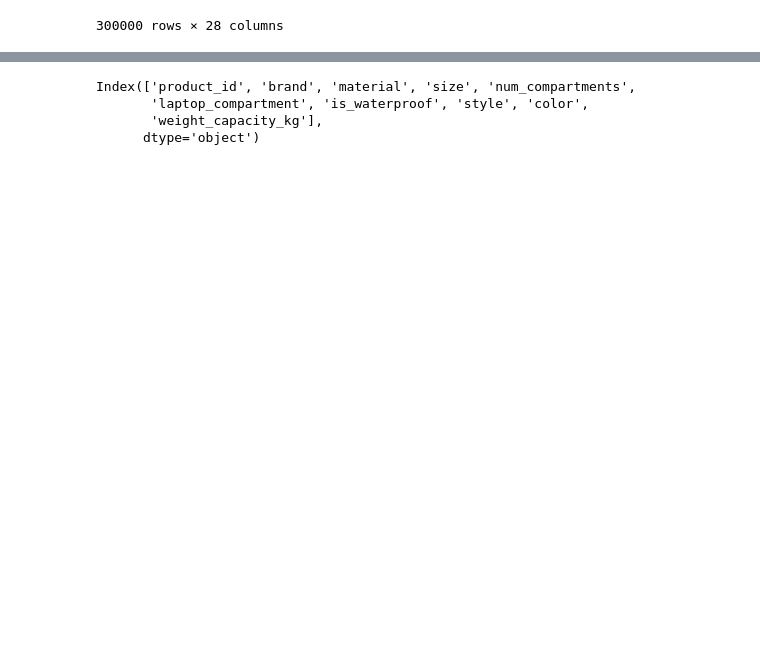
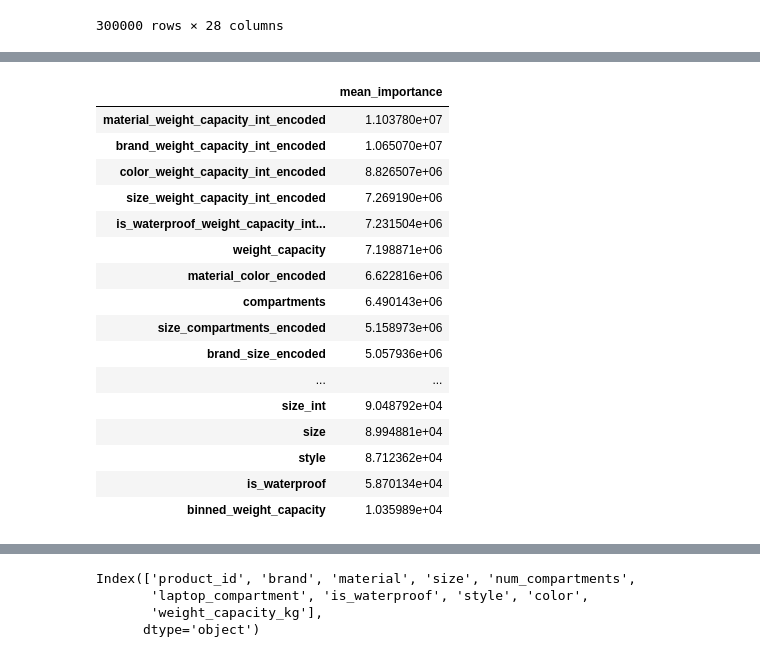
Before and after one commit to Jordanbarker/backpack-prediction-challenge, a Jupyter notebook: notebooks/feature_selection.ipynb, the cells around one changed output, grey strips where cells are left out. Cells and saved outputs as stored; diff of their text form; code cells hidden in the pictures; blank space fills up the shorter version.

```diff
--- a/notebooks/feature_selection.ipynb
+++ b/notebooks/feature_selection.ipynb
@@ -383,0 +1099,21 @@ lightgbm_params = {
+# %%
+temp = feature_importances[['mean_importance']]
+temp
+# %% [output]
+|  | mean_importance |
+| material_weight_capacity_int_encoded | 1.103780e+07 |
+| brand_weight_capacity_int_encoded | 1.065070e+07 |
+| color_weight_capacity_int_encoded | 8.826507e+06 |
+| size_weight_capacity_int_encoded | 7.269190e+06 |
+| is_waterproof_weight_capacity_int... | 7.231504e+06 |
+| weight_capacity | 7.198871e+06 |
+| material_color_encoded | 6.622816e+06 |
+| compartments | 6.490143e+06 |
+| size_compartments_encoded | 5.158973e+06 |
+| brand_size_encoded | 5.057936e+06 |
+| ... | ... |
+| size_int | 9.048792e+04 |
+| size | 8.994881e+04 |
+| style | 8.712362e+04 |
+| is_waterproof | 5.870134e+04 |
+| binned_weight_capacity | 1.035989e+04 |
```
Also changed, not shown: parts of 34 cells of this notebook.
